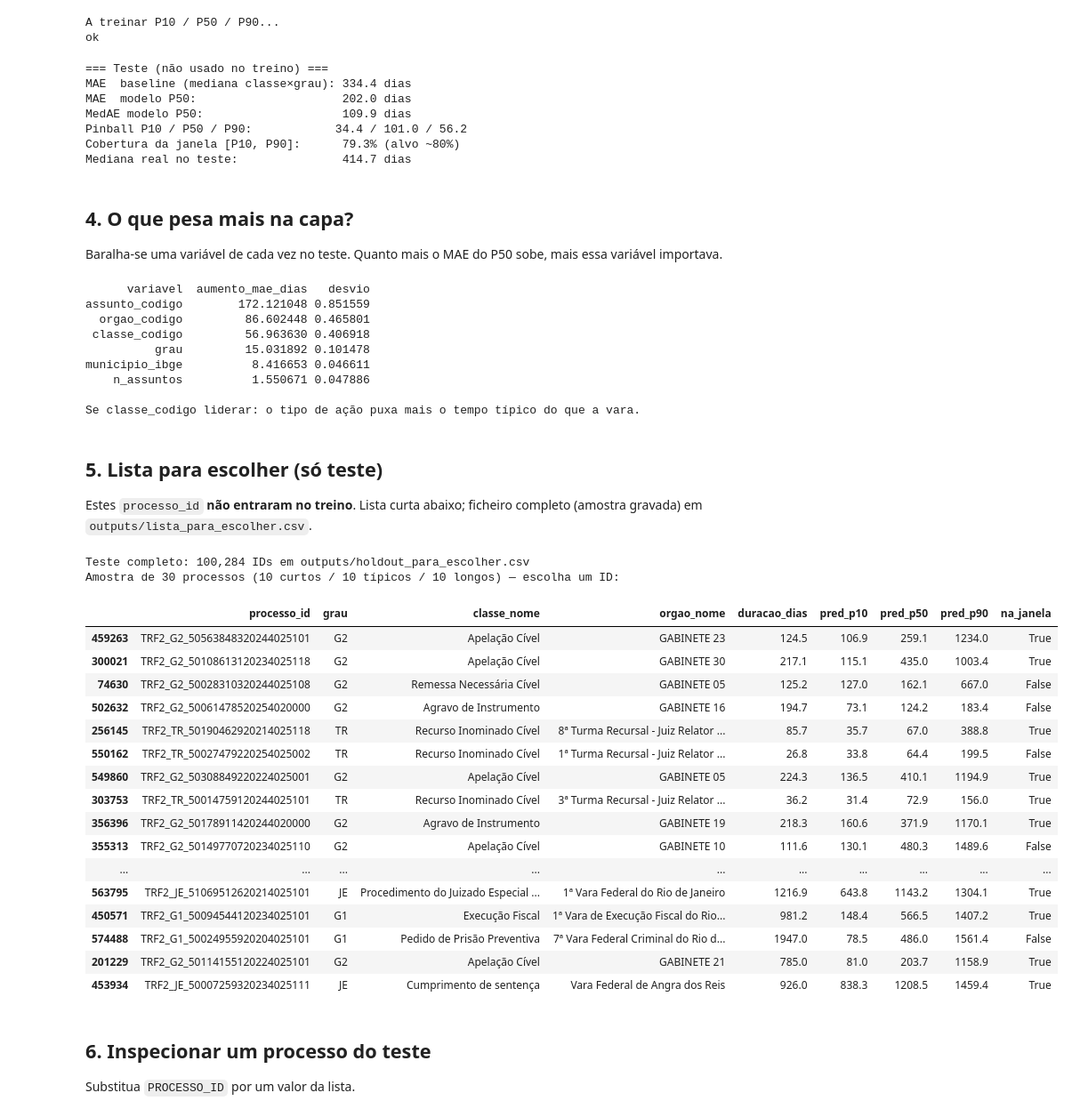
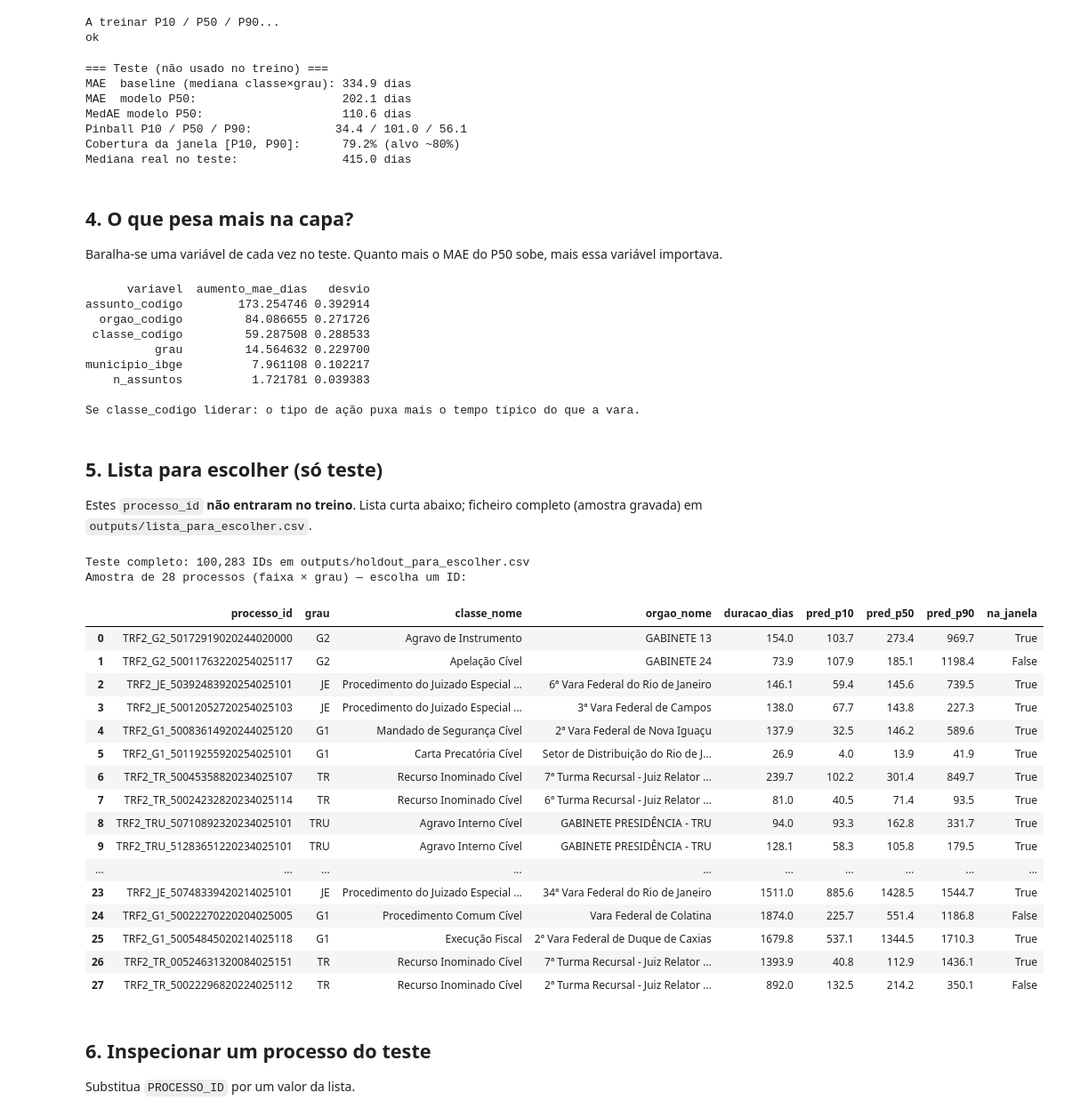
Before and after one commit to machadolopes/DataJud, a Jupyter notebook: notebooks/01_duracao_capa_preliminar.ipynb, the cells around one changed output. Shown at 89% size. Drawn from its saved outputs; the diff is of its cells as text; code cells hidden in the pictures.

Commit message:
Fix holdout disjoint IDs and mix degrees in sample list
Co-authored-by: tagusdata <tagusdata@users.noreply.github.com>

```diff
--- a/notebooks/01_duracao_capa_preliminar.ipynb
+++ b/notebooks/01_duracao_capa_preliminar.ipynb
@@ -50,7 +50,9 @@ df = raw.loc[
     & raw["classe_codigo"].notna()
     & raw["grau"].notna()
 ].copy()
-print(f"Após filtro 2020–2025: {len(df):,} | mediana {df['duracao_dias'].median():.0f} dias | p90 {df['duracao_dias'].quantile(0.9):.0f}")
+dups = int(df["processo_id"].duplicated().sum())
+df = df.drop_duplicates("processo_id", keep="first")
+print(f"Após filtro 2020–2025: {len(df):,} | mediana {df['duracao_dias'].median():.0f} dias | p90 {df['duracao_dias'].quantile(0.9):.0f} | duplicados removidos={dups}")
 print(df.groupby("grau")["duracao_dias"].agg(n="count", mediana="median"))
 df.head()
 # %% [output]
@@ -161,12 +163,12 @@ print(f"Cobertura da janela [P10, P90]:      {test['na_janela'].mean():.1%} (alv
 print(f"Mediana real no teste:               {np.median(y):.1f} dias")
 # %% [output]
 === Teste (não usado no treino) ===
-MAE  baseline (mediana classe×grau): 334.4 dias
-MAE  modelo P50:                     202.0 dias
-MedAE modelo P50:                    109.9 dias
-Pinball P10 / P50 / P90:            34.4 / 101.0 / 56.2
-Cobertura da janela [P10, P90]:      79.3% (alvo ~80%)
-Mediana real no teste:               414.7 dias
+MAE  baseline (mediana classe×grau): 334.9 dias
+MAE  modelo P50:                     202.1 dias
+MedAE modelo P50:                    110.6 dias
+Pinball P10 / P50 / P90:            34.4 / 101.0 / 56.1
+Cobertura da janela [P10, P90]:      79.2% (alvo ~80%)
+Mediana real no teste:               415.0 dias
 # %% [markdown]
 ## 4. O que pesa mais na capa?
 
@@ -191,12 +193,12 @@ print(imp.to_string(index=False))
 print("\nSe classe_codigo liderar: o tipo de ação puxa mais o tempo típico do que a vara.")
 # %% [output]
       variavel  aumento_mae_dias   desvio
-assunto_codigo        172.121048 0.851559
-  orgao_codigo         86.602448 0.465801
- classe_codigo         56.963630 0.406918
-          grau         15.031892 0.101478
-municipio_ibge          8.416653 0.046611
-    n_assuntos          1.550671 0.047886
+assunto_codigo        173.254746 0.392914
+  orgao_codigo         84.086655 0.271726
+ classe_codigo         59.287508 0.288533
+          grau         14.564632 0.229700
+municipio_ibge          7.961108 0.102217
+    n_assuntos          1.721781 0.039383
 
 Se classe_codigo liderar: o tipo de ação puxa mais o tempo típico do que a vara.
 # %% [markdown]
@@ -206,50 +208,52 @@ Estes `processo_id` **não entraram no treino**. Lista curta abaixo; ficheiro co
 # %%
 cols = [
     "processo_id", "numero_processo", "grau", "classe_nome", "assunto_nome",
     "orgao_nome", "municipio_ibge", "dt_ajuizamento", "dt_baixa_22",
     TARGET, "pred_p10", "pred_p50", "pred_p90", "pred_baseline", "na_janela", "erro_p50",
 ]
 holdout = test[cols].copy()
 for c in [TARGET, "pred_p10", "pred_p50", "pred_p90", "pred_baseline", "erro_p50"]:
     holdout[c] = holdout[c].round(1)
 
 holdout.to_csv(OUT / "holdout_para_escolher.csv", index=False)
 (OUT / "holdout_processo_ids.txt").write_text(
     "\n".join(holdout["processo_id"].astype(str)) + "\n", encoding="utf-8"
 )
 
 rng = np.random.default_rng(22)
 holdout = holdout.assign(
     faixa=pd.qcut(holdout[TARGET], q=3, labels=["curto", "tipico", "longo"], duplicates="drop")
 )
-lista = (
-    holdout.groupby("faixa", observed=True, group_keys=False)
-    .sample(n=10, random_state=22)
-)
+lista = pd.concat(
+    [
+        g.sample(n=min(2, len(g)), random_state=22)
+        for _, g in holdout.groupby(["faixa", "grau"], observed=True)
+    ]
+).reset_index(drop=True)
 lista.to_csv(OUT / "lista_para_escolher.csv", index=False)
 print(f"Teste completo: {len(holdout):,} IDs em outputs/holdout_para_escolher.csv")
-print("Amostra de 30 processos (10 curtos / 10 típicos / 10 longos) — escolha um ID:\n")
+print(f"Amostra de {len(lista)} processos (faixa × grau) — escolha um ID:\n")
 lista[["processo_id", "grau", "classe_nome", "orgao_nome", "duracao_dias", "pred_p10", "pred_p50", "pred_p90", "na_janela"]]
 # %% [output]
-Teste completo: 100,284 IDs em outputs/holdout_para_escolher.csv
-Amostra de 30 processos (10 curtos / 10 típicos / 10 longos) — escolha um ID:
+Teste completo: 100,283 IDs em outputs/holdout_para_escolher.csv
+Amostra de 28 processos (faixa × grau) — escolha um ID:
 |  | processo_id | grau | classe_nome | orgao_nome | duracao_dias | pred_p10 | pred_p50 | pred_p90 | na_janela |
-| 459263 | TRF2_G2_50563848320244025101 | G2 | Apelação Cível | GABINETE 23 | 124.5 | 106.9 | 259.1 | 1234.0 | True |
-| 300021 | TRF2_G2_50108613120234025118 | G2 | Apelação Cível | GABINETE 30 | 217.1 | 115.1 | 435.0 | 1003.4 | True |
-| 74630 | TRF2_G2_50028310320244025108 | G2 | Remessa Necessária Cível | GABINETE 05 | 125.2 | 127.0 | 162.1 | 667.0 | False |
-| 502632 | TRF2_G2_50061478520254020000 | G2 | Agravo de Instrumento | GABINETE 16 | 194.7 | 73.1 | 124.2 | 183.4 | False |
-| 256145 | TRF2_TR_50190462920214025118 | TR | Recurso Inominado Cível | 8ª Turma Recursal - Juiz Relator ... | 85.7 | 35.7 | 67.0 | 388.8 | True |
-| 550162 | TRF2_TR_50027479220254025002 | TR | Recurso Inominado Cível | 1ª Turma Recursal - Juiz Relator ... | 26.8 | 33.8 | 64.4 | 199.5 | False |
-| 549860 | TRF2_G2_50308849220224025001 | G2 | Apelação Cível | GABINETE 05 | 224.3 | 136.5 | 410.1 | 1194.9 | True |
-| 303753 | TRF2_TR_50014759120244025101 | TR | Recurso Inominado Cível | 3ª Turma Recursal - Juiz Relator ... | 36.2 | 31.4 | 72.9 | 156.0 | True |
-| 356396 | TRF2_G2_50178911420244020000 | G2 | Agravo de Instrumento | GABINETE 19 | 218.3 | 160.6 | 371.9 | 1170.1 | True |
-| 355313 | TRF2_G2_50149770720234025110 | G2 | Apelação Cível | GABINETE 10 | 111.6 | 130.1 | 480.3 | 1489.6 | False |
+| 0 | TRF2_G2_50172919020244020000 | G2 | Agravo de Instrumento | GABINETE 13 | 154.0 | 103.7 | 273.4 | 969.7 | True |
+| 1 | TRF2_G2_50011763220254025117 | G2 | Apelação Cível | GABINETE 24 | 73.9 | 107.9 | 185.1 | 1198.4 | False |
+| 2 | TRF2_JE_50392483920254025101 | JE | Procedimento do Juizado Especial ... | 6ª Vara Federal do Rio de Janeiro | 146.1 | 59.4 | 145.6 | 739.5 | True |
+| 3 | TRF2_JE_50012052720254025103 | JE | Procedimento do Juizado Especial ... | 3ª Vara Federal de Campos | 138.0 | 67.7 | 143.8 | 227.3 | True |
+| 4 | TRF2_G1_50083614920244025120 | G1 | Mandado de Segurança Cível | 2ª Vara Federal de Nova Iguaçu | 137.9 | 32.5 | 146.2 | 589.6 | True |
+| 5 | TRF2_G1_50119255920254025101 | G1 | Carta Precatória Cível | Setor de Distribuição do Rio de J... | 26.9 | 4.0 | 13.9 | 41.9 | True |
+| 6 | TRF2_TR_50045358820234025107 | TR | Recurso Inominado Cível | 7ª Turma Recursal - Juiz Relator ... | 239.7 | 102.2 | 301.4 | 849.7 | True |
+| 7 | TRF2_TR_50024232820234025114 | TR | Recurso Inominado Cível | 6ª Turma Recursal - Juiz Relator ... | 81.0 | 40.5 | 71.4 | 93.5 | True |
+| 8 | TRF2_TRU_50710892320234025101 | TRU | Agravo Interno Cível | GABINETE PRESIDÊNCIA - TRU | 94.0 | 93.3 | 162.8 | 331.7 | True |
+| 9 | TRF2_TRU_51283651220234025101 | TRU | Agravo Interno Cível | GABINETE PRESIDÊNCIA - TRU | 128.1 | 58.3 | 105.8 | 179.5 | True |
 | ... | ... | ... | ... | ... | ... | ... | ... | ... | ... |
-| 563795 | TRF2_JE_51069512620214025101 | JE | Procedimento do Juizado Especial ... | 1ª Vara Federal do Rio de Janeiro | 1216.9 | 643.8 | 1143.2 | 1304.1 | True |
-| 450571 | TRF2_G1_50094544120234025101 | G1 | Execução Fiscal | 1ª Vara de Execução Fiscal do Rio... | 981.2 | 148.4 | 566.5 | 1407.2 | True |
-| 574488 | TRF2_G1_50024955920204025101 | G1 | Pedido de Prisão Preventiva | 7ª Vara Federal Criminal do Rio d... | 1947.0 | 78.5 | 486.0 | 1561.4 | False |
-| 201229 | TRF2_G2_50114155120224025101 | G2 | Apelação Cível | GABINETE 21 | 785.0 | 81.0 | 203.7 | 1158.9 | True |
-| 453934 | TRF2_JE_50007259320234025111 | JE | Cumprimento de sentença | Vara Federal de Angra dos Reis | 926.0 | 838.3 | 1208.5 | 1459.4 | True |
+| 23 | TRF2_JE_50748339420214025101 | JE | Procedimento do Juizado Especial ... | 34ª Vara Federal do Rio de Janeiro | 1511.0 | 885.6 | 1428.5 | 1544.7 | True |
+| 24 | TRF2_G1_50022270220204025005 | G1 | Procedimento Comum Cível | Vara Federal de Colatina | 1874.0 | 225.7 | 551.4 | 1186.8 | False |
+| 25 | TRF2_G1_50054845020214025118 | G1 | Execução Fiscal | 2ª Vara Federal de Duque de Caxias | 1679.8 | 537.1 | 1344.5 | 1710.3 | True |
+| 26 | TRF2_TR_00524631320084025151 | TR | Recurso Inominado Cível | 7ª Turma Recursal - Juiz Relator ... | 1393.9 | 40.8 | 112.9 | 1436.1 | True |
+| 27 | TRF2_TR_50022296820224025112 | TR | Recurso Inominado Cível | 2ª Turma Recursal - Juiz Relator ... | 892.0 | 132.5 | 214.2 | 350.1 | False |
 # %% [markdown]
 ## 6. Inspecionar um processo do teste
 
```
Also changed, not shown: parts of 3 cells of this notebook, 3 other files.
